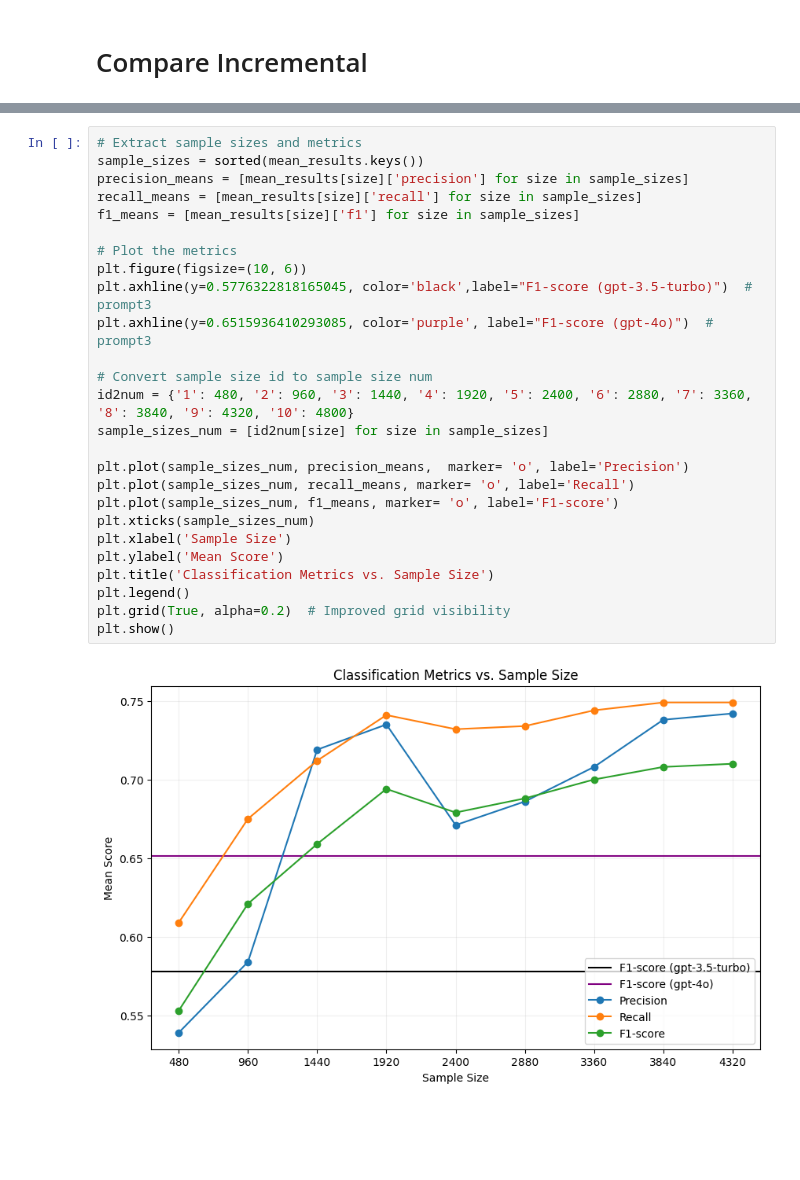
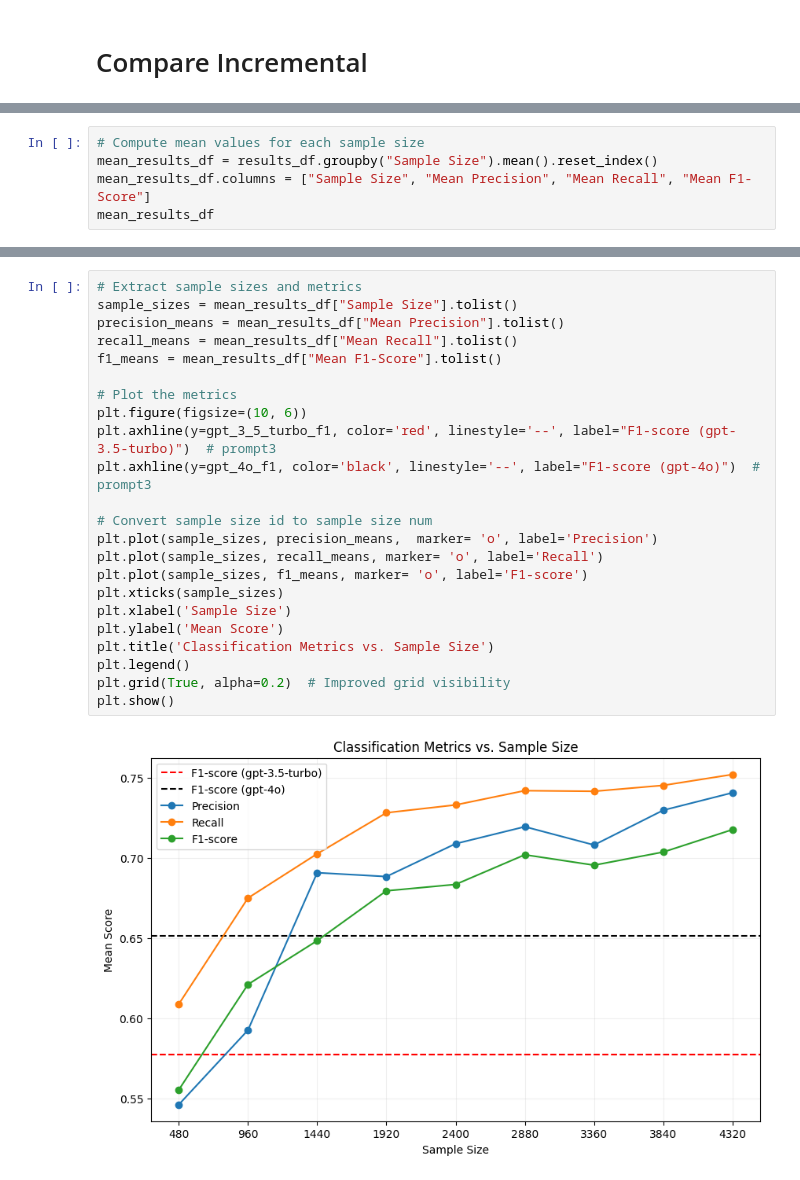
Before and after one commit to Marco-Consoloni/patent-sentence-classification, a Jupyter notebook: evaluate_incremental.ipynb, the cells around one changed output, grey strips where cells are left out. Drawn from its saved outputs; the diff is of its cells as text; blank space fills up the shorter version.

```diff
--- a/evaluate_incremental.ipynb
+++ b/evaluate_incremental.ipynb
@@ -110,0 +137,5 @@ mean_df
+# %%
+# Compute mean values for each sample size
+mean_results_df = results_df.groupby("Sample Size").mean().reset_index()
+mean_results_df.columns = ["Sample Size", "Mean Precision", "Mean Recall", "Mean F1-Score"]
+mean_results_df
@@ -111,28 +153,25 @@ mean_df
 # %%
 # Extract sample sizes and metrics
-sample_sizes = sorted(mean_results.keys())
-precision_means = [mean_results[size]['precision'] for size in sample_sizes]
-recall_means = [mean_results[size]['recall'] for size in sample_sizes]
-f1_means = [mean_results[size]['f1'] for size in sample_sizes]
+sample_sizes = mean_results_df["Sample Size"].tolist()
+precision_means = mean_results_df["Mean Precision"].tolist()
+recall_means = mean_results_df["Mean Recall"].tolist()
+f1_means = mean_results_df["Mean F1-Score"].tolist()
 
 # Plot the metrics
 plt.figure(figsize=(10, 6))
-plt.axhline(y=0.5776322818165045, color='black',label="F1-score (gpt-3.5-turbo)")  # prompt3
-plt.axhline(y=0.6515936410293085, color='purple', label="F1-score (gpt-4o)")  # prompt3
+plt.axhline(y=gpt_3_5_turbo_f1, color='red', linestyle='--', label="F1-score (gpt-3.5-turbo)")  # prompt3
+plt.axhline(y=gpt_4o_f1, color='black', linestyle='--', label="F1-score (gpt-4o)")  # prompt3
 
 # Convert sample size id to sample size num
-id2num = {'1': 480, '2': 960, '3': 1440, '4': 1920, '5': 2400, '6': 2880, '7': 3360, '8': 3840, '9': 4320, '10': 4800}
-sample_sizes_num = [id2num[size] for size in sample_sizes]
-
-plt.plot(sample_sizes_num, precision_means,  marker= 'o', label='Precision')
-plt.plot(sample_sizes_num, recall_means, marker= 'o', label='Recall')
-plt.plot(sample_sizes_num, f1_means, marker= 'o', label='F1-score')
-plt.xticks(sample_sizes_num)
+plt.plot(sample_sizes, precision_means,  marker= 'o', label='Precision')
+plt.plot(sample_sizes, recall_means, marker= 'o', label='Recall')
+plt.plot(sample_sizes, f1_means, marker= 'o', label='F1-score')
+plt.xticks(sample_sizes)
 plt.xlabel('Sample Size')
 plt.ylabel('Mean Score')
 plt.title('Classification Metrics vs. Sample Size')
 plt.legend()
 plt.grid(True, alpha=0.2)  # Improved grid visibility
 plt.show()
 # %% [output]
-[figure, old version]
+[figure, new version]
```
Also changed, not shown: parts of 13 cells of this notebook, 7 other files.
